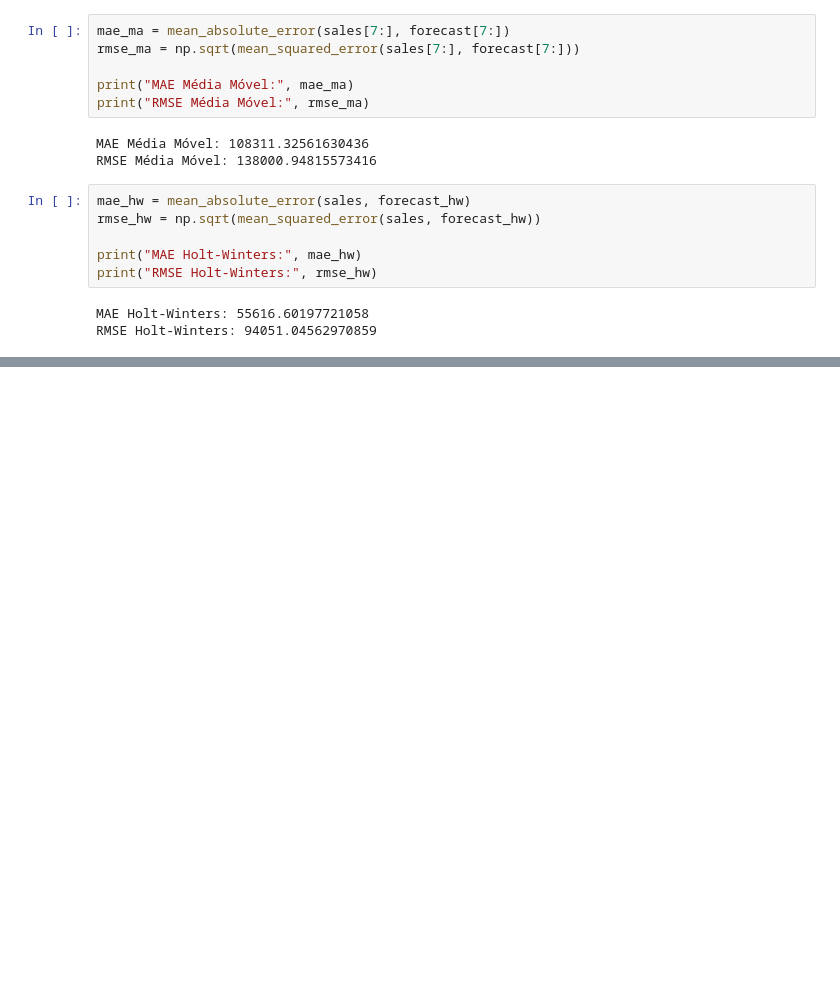
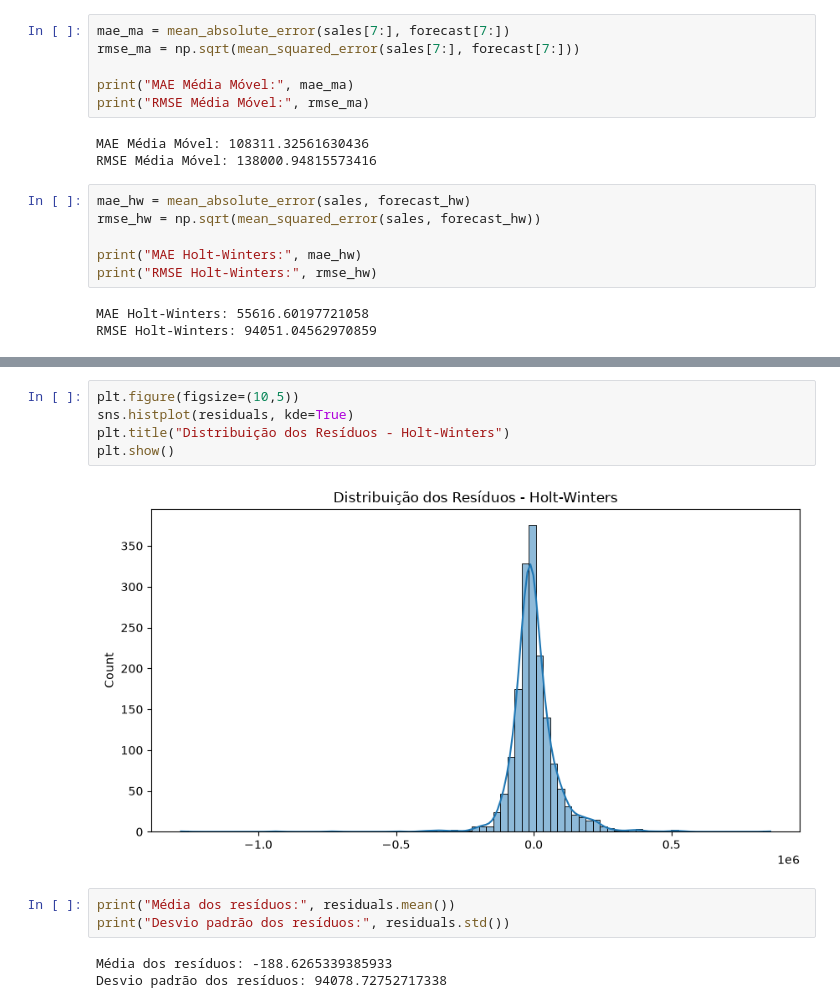
Before and after one commit to Vagnerkrg/time-series-intelligence-forecasting, a Jupyter notebook: notebooks/time_series_project.ipynb, the cells around one changed output, grey strips where cells are left out. Drawn from its saved outputs; the diff is of its cells as text; blank space fills up the shorter version.

```diff
--- a/notebooks/time_series_project.ipynb
+++ b/notebooks/time_series_project.ipynb
@@ -229,0 +300,13 @@ RMSE Holt-Winters: 94051.04562970859
+# %%
+plt.figure(figsize=(10,5))
+sns.histplot(residuals, kde=True)
+plt.title("Distribuição dos Resíduos - Holt-Winters")
+plt.show()
+# %% [output]
+[figure, added]
+# %%
+print("Média dos resíduos:", residuals.mean())
+print("Desvio padrão dos resíduos:", residuals.std())
+# %% [output]
+Média dos resíduos: -188.6265339385933
+Desvio padrão dos resíduos: 94078.72752717338
```
Also changed, not shown: parts of 16 cells of this notebook.
